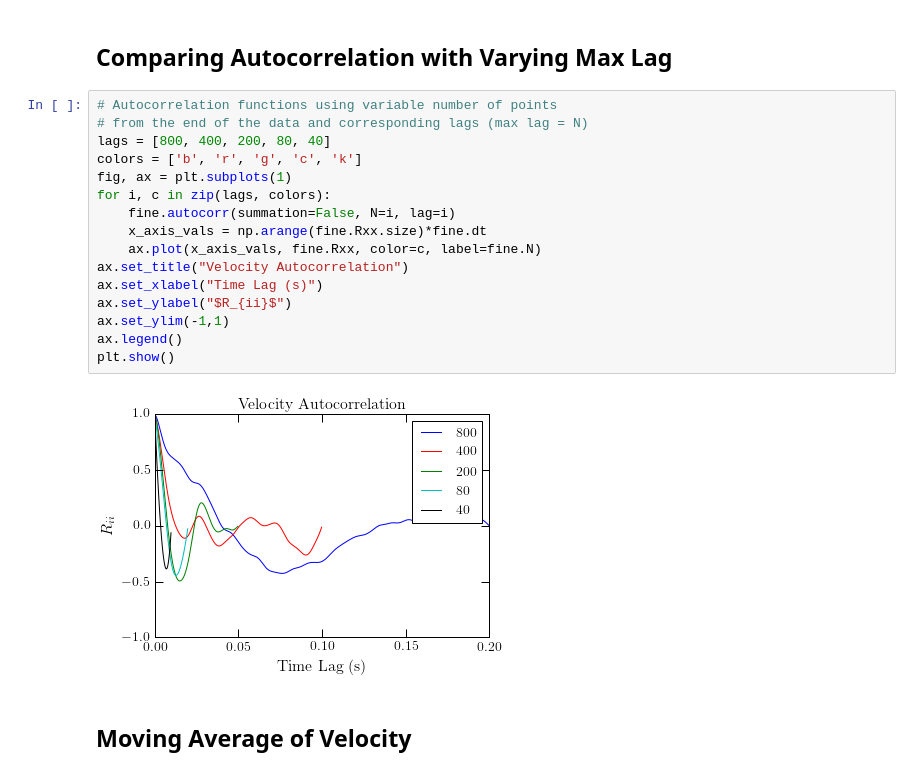
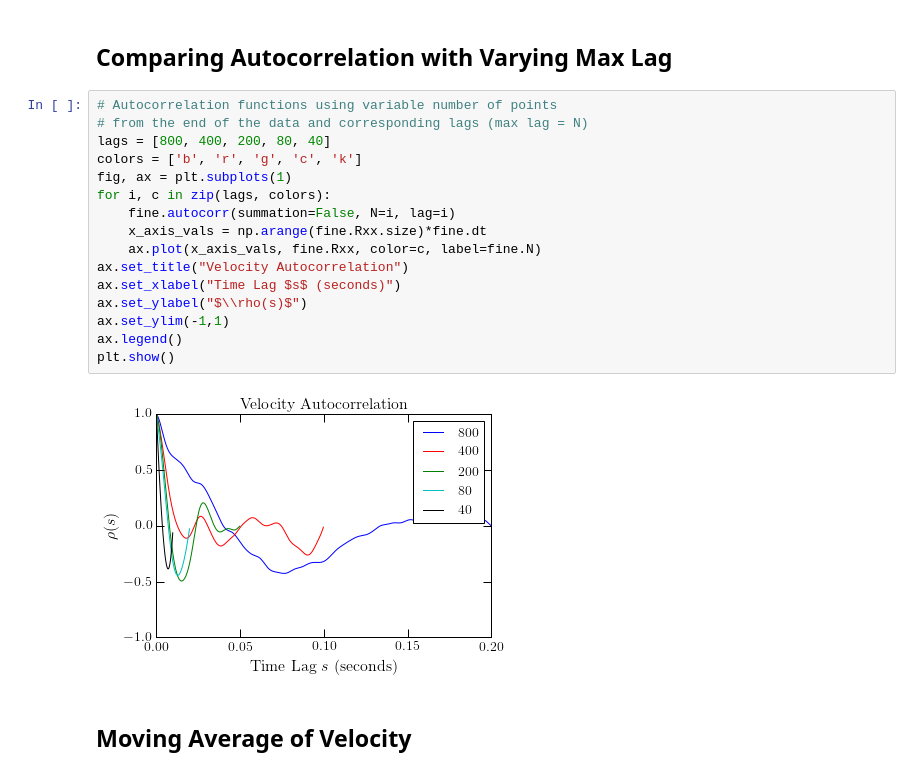
Before and after one commit to HeavyMetalGeek/thesis, a Jupyter notebook: jupyter/velocity_autocorr.ipynb, the cells around one changed output. Drawn from its saved outputs; the diff is of its cells as text.

```diff
--- a/jupyter/velocity_autocorr.ipynb
+++ b/jupyter/velocity_autocorr.ipynb
@@ -83,21 +83,21 @@ coarse.autocorr_sum_plot(N=None, lag=800, step=1)
 # %%
 # Autocorrelation functions using variable number of points
 # from the end of the data and corresponding lags (max lag = N)
 lags = [800, 400, 200, 80, 40]
 colors = ['b', 'r', 'g', 'c', 'k']
 fig, ax = plt.subplots(1)
 for i, c in zip(lags, colors):
     fine.autocorr(summation=False, N=i, lag=i)
     x_axis_vals = np.arange(fine.Rxx.size)*fine.dt
     ax.plot(x_axis_vals, fine.Rxx, color=c, label=fine.N)
 ax.set_title("Velocity Autocorrelation")
-ax.set_xlabel("Time Lag (s)")
-ax.set_ylabel("$R_{ii}$")
+ax.set_xlabel("Time Lag $s$ (seconds)")
+ax.set_ylabel("$\\rho(s)$")
 ax.set_ylim(-1,1)
 ax.legend()
 plt.show()
 # %% [output]
-[figure, old version]
+[figure, new version]
 # %% [markdown]
 ## Moving Average of Velocity
 # %%
```
